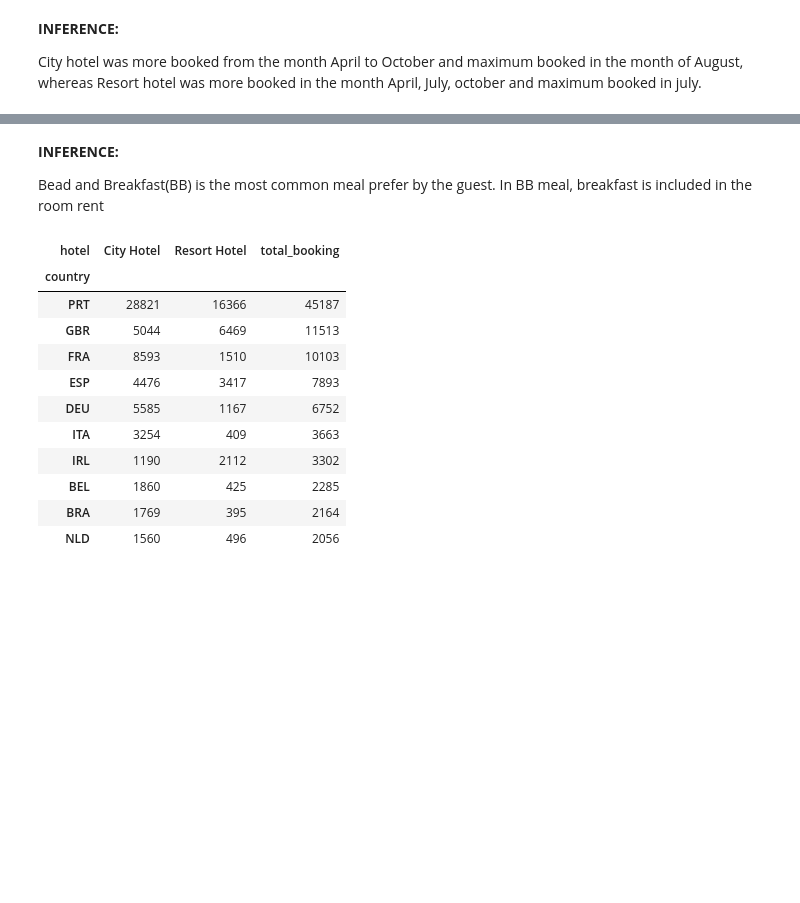
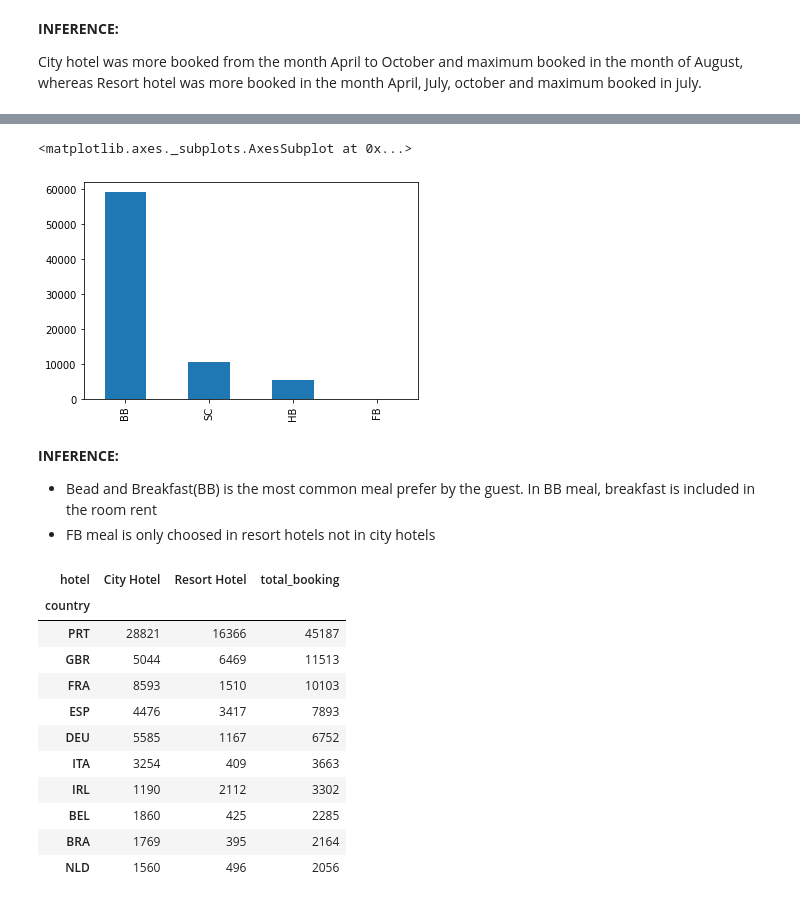
Before and after one commit to gauriagarwal18/Hotel_Booking_Analysis, a Jupyter notebook: Hotel_Booking.ipynb, the cells around one changed output, grey strips where cells are left out. Drawn from its saved outputs; the diff is of its cells as text; code cells hidden in the pictures; blank space fills up the shorter version.

```diff
--- a/Hotel_Booking.ipynb
+++ b/Hotel_Booking.ipynb
@@ -266,7 +317,13 @@ hotels['meal'].value_counts().plot(kind = 'bar')
+# %%
+hotels.loc[hotels['hotel']=="City Hotel"]["meal"].value_counts().plot(kind = 'bar')
+# %% [output]
+<matplotlib.axes._subplots.AxesSubplot at 0x...>
+[figure, added]
 # %% [markdown]
 **INFERENCE:**
 
-Bead and Breakfast(BB) is the most common meal prefer by the guest. In BB meal, breakfast is included in the room rent
+- Bead and Breakfast(BB) is the most common meal prefer by the guest. In BB meal, breakfast is included in the room rent
+- FB meal is only choosed in resort hotels not in city hotels
 # %%
 # Most of the hotel booked in which country
 hotels['country'].unique()
```
Also changed, not shown: parts of 79 cells of this notebook.
